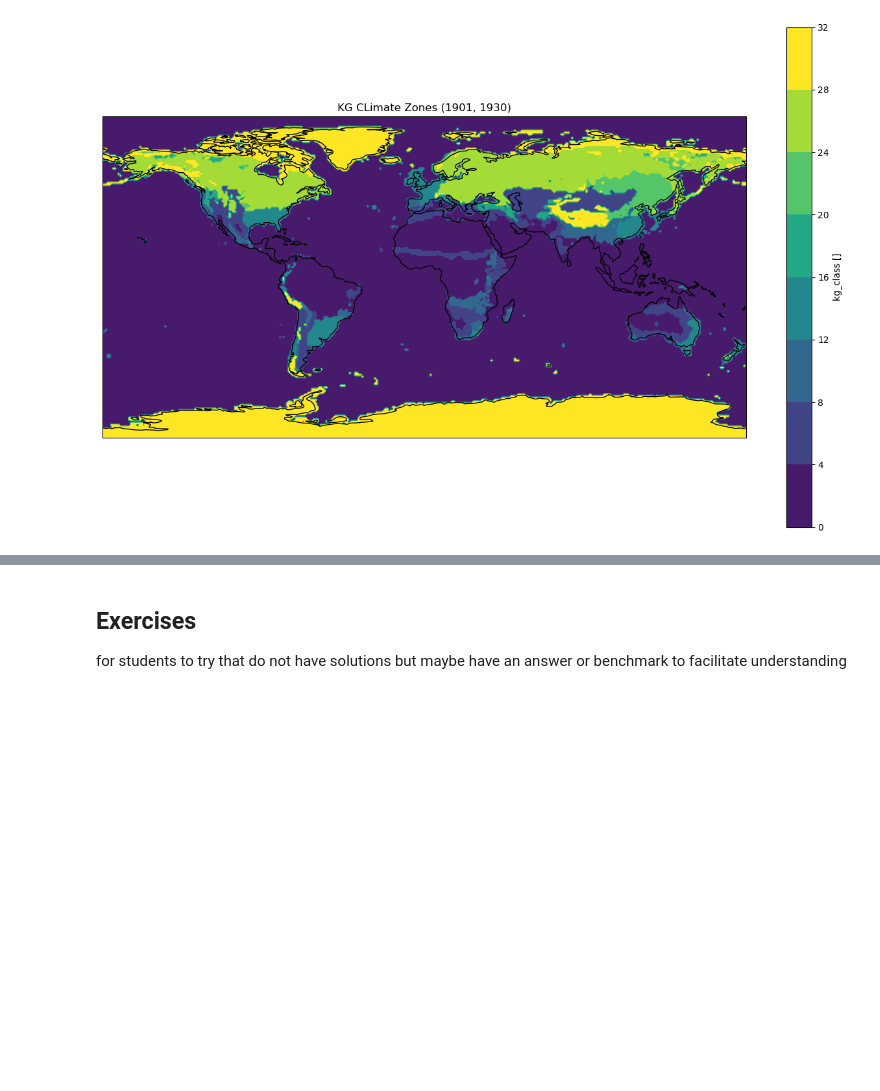
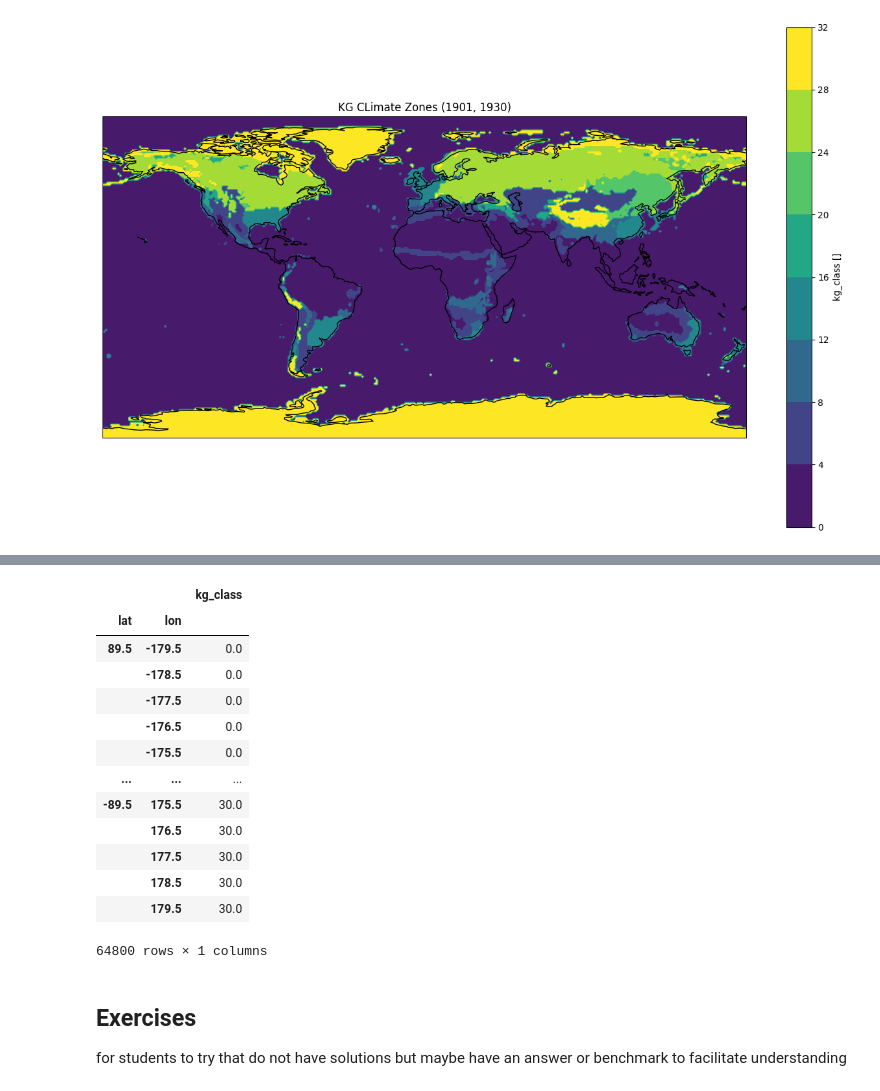
Before and after one commit to MetOffice/ai4c_hackathon, a Jupyter notebook: notebooks/ClimateZones_Data_exploration.ipynb, the cells around one changed output, grey strips where cells are left out. Saved outputs shown, nothing was run; the diff lists cells and outputs as text; code cells hidden in the pictures; blank space fills up the shorter version.

```diff
--- a/notebooks/ClimateZones_Data_exploration.ipynb
+++ b/notebooks/ClimateZones_Data_exploration.ipynb
@@ -210,0 +402,18 @@ ValueError: cannot convert Datasets with 3 dimensions into pandas objects withou
+# %%
+df2.reset_index()
+df2
+# %% [output]
+|  |  | kg_class |
+| lat | lon |  |
+| 89.5 | -179.5 | 0.0 |
+|  | -178.5 | 0.0 |
+|  | -177.5 | 0.0 |
+|  | -176.5 | 0.0 |
+|  | -175.5 | 0.0 |
+| ... | ... | ... |
+| -89.5 | 175.5 | 30.0 |
+|  | 176.5 | 30.0 |
+|  | 177.5 | 30.0 |
+|  | 178.5 | 30.0 |
+|  | 179.5 | 30.0 |
+64800 rows × 1 columns
```
Also changed, not shown: parts of 31 cells of this notebook.
